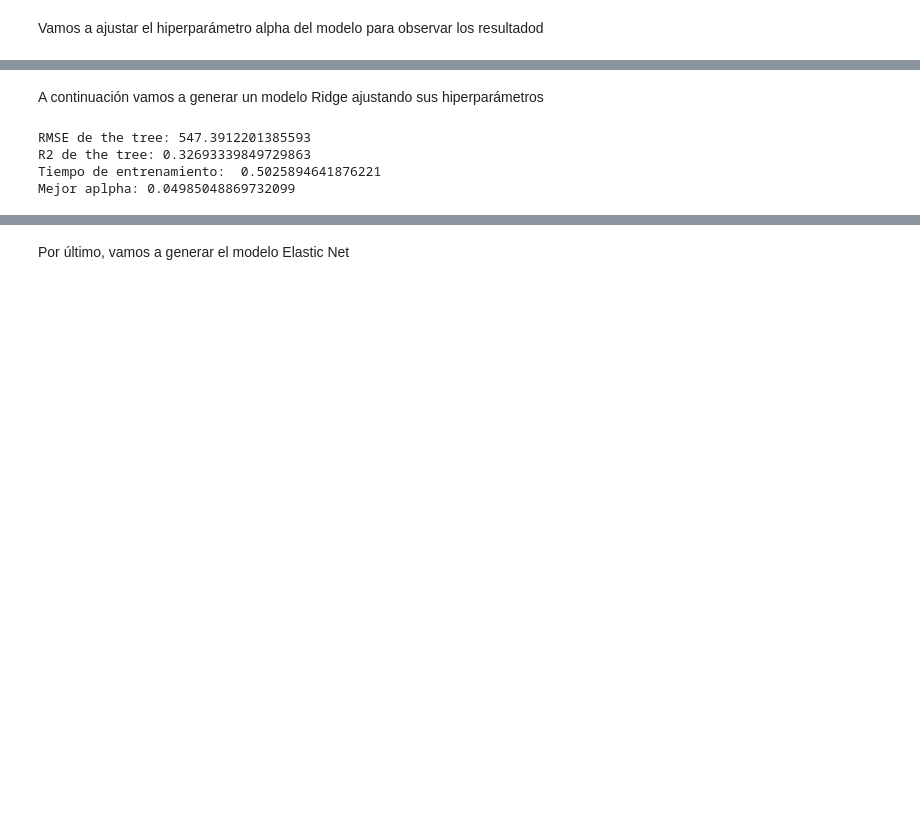
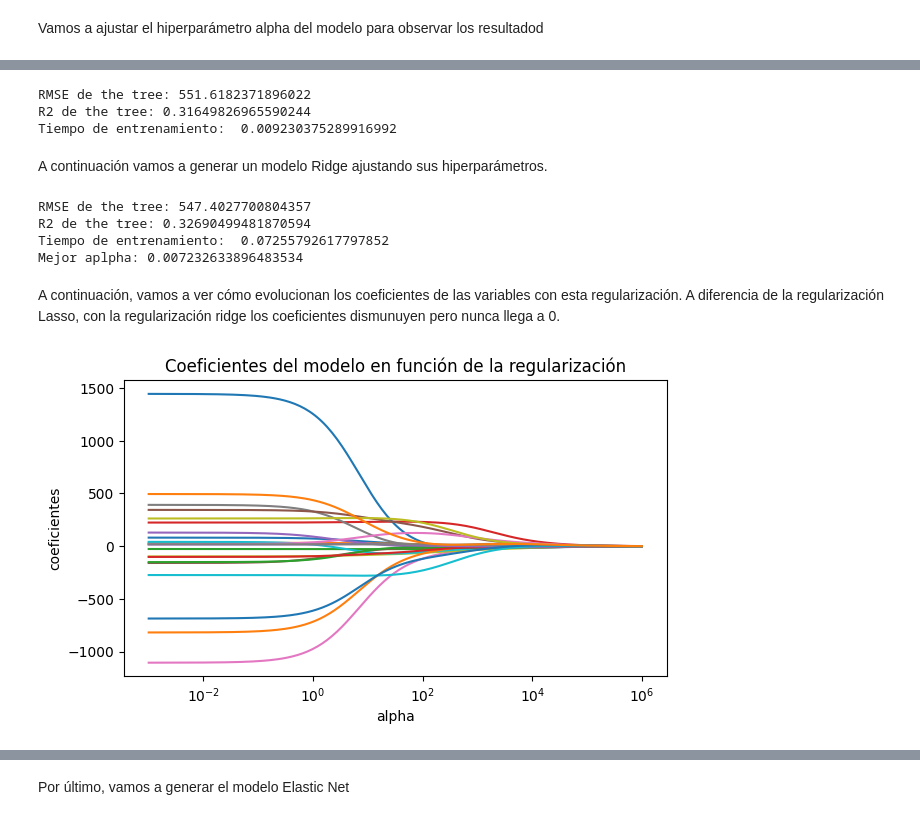
Before and after one commit to GLuis189/GRUPO13_Practica1, a Jupyter notebook: main.ipynb, the cells around one changed output, grey strips where cells are left out. Saved outputs shown, nothing was run; the diff lists cells and outputs as text; code cells hidden in the pictures; blank space fills up the shorter version.

```diff
--- a/main.ipynb
+++ b/main.ipynb
@@ -660,5 +662,31 @@ plt.legend();
+# %%
+# Creación y entrenamiento del modelo (con búsqueda por CV del valor óptimo alpha)
+# ==============================================================================
+# Por defecto RidgeCV utiliza el mean squared error
+pipe_Ridge = Pipeline([
+        ('preproceso', min_max),
+        ('regresor', Ridge(
+         ))
+])
+
+np.random.seed(42)
+t1 = time.time()
+pipe_Ridge.fit(X_train, y_train) #entrena
+t2 = time.time()
+t_ridge = t2 - t1
+y_test_pred = pipe_Ridge.predict(X_test)
+
+rmse_ridge = rmse(y_test, y_test_pred)
+r2_ridge= r2(y_test, y_test_pred)
+print(f"RMSE: {rmse_ridge}")
+print(f"R2: {r2_ridge}")
+print("Tiempo de entrenamiento: ", t_ridge)
+# %% [output]
+RMSE de the tree: 551.6182371896022
+R2 de the tree: 0.31649826965590244
+Tiempo de entrenamiento:  0.009230375289916992
 # %% [markdown]
-A continuación vamos a generar un modelo Ridge ajustando sus hiperparámetros
+A continuación vamos a generar un modelo Ridge ajustando sus hiperparámetros.
 # %%
 # Creación y entrenamiento del modelo (con búsqueda por CV del valor óptimo alpha)
 # ==============================================================================
@@ -666,7 +694,7 @@ A continuación vamos a generar un modelo Ridge ajustando sus hiperparámetros
 pipe_regrRidge = Pipeline([
         ('preproceso', min_max),
         ('regresor', RidgeCV(
-            alphas          = np.logspace(-3, 8, 200),
+            alphas          = np.logspace(-3, 6, 200),
             fit_intercept   = True,
             store_cv_values = True
          ))
@@ -675,19 +703,46 @@ pipe_regrRidge = Pipeline([
 np.random.seed(42)
 pipe_regrRidge.fit(X_train, y_train)
 t1 = time.time()
-pipe_regr.fit(X_train, y_train) #entrena
+pipe_regrRidge.fit(X_train, y_train) #entrena
 t2 = time.time()
-
+t_ridge_hp = t2 - t1
 y_test_pred = pipe_regrRidge.predict(X_test)
 
-rmse_lineal = rmse(y_test, y_test_pred)
-r2_lineal = r2(y_test, y_test_pred)
-print(f"RMSE de the tree: {rmse_lineal}")
-print(f"R2 de the tree: {r2_lineal}")
+rmse_ridge_hp = rmse(y_test, y_test_pred)
+r2_ridge_hp = r2(y_test, y_test_pred)
+print(f"RMSE: {rmse_ridge_hp}")
+print(f"R2: {r2_ridge_hp}")
 print("Tiempo de entrenamiento: ", t2 - t1)
-print(f"Mejor aplpha: {pipe_regr['regresor'].alpha_}")
+print(f"Mejor aplpha: {pipe_regrRidge['regresor'].alpha_}")
 # %% [output]
-RMSE de the tree: 547.3912201385593
-R2 de the tree: 0.32693339849729863
-Tiempo de entrenamiento:  0.5025894641876221
-Mejor aplpha: 0.04985048869732099
+RMSE de the tree: 547.4027700804357
+R2 de the tree: 0.32690499481870594
+Tiempo de entrenamiento:  0.07255792617797852
+Mejor aplpha: 0.007232633896483534
+# %% [markdown]
+A continuación, vamos a ver cómo evolucionan los coeficientes de las variables con esta regularización. A diferencia de la regularización Lasso, con la regularización ridge los coeficientes dismunuyen pero nunca llega a 0.
+# %%
+# Evolución de los coeficientes en función de alpha
+# ==============================================================================
+alphas = pipe_regrRidge['regresor'].alphas
+
+coefs = []
+
+for alpha in alphas:
+    modelo_temp = Pipeline([
+        ('preproceso', standar),
+        ('regresor', Ridge(alpha=alpha, fit_intercept=False))
+    ])
+    modelo_temp.fit(X_train, y_train)
+    coefs.append(modelo_temp['regresor'].coef_.flatten())
+
+fig, ax = plt.subplots(figsize=(7, 3.84))
+ax.plot(alphas, coefs)
+ax.set_xscale('log')
+ax.set_xlabel('alpha')
+ax.set_ylabel('coeficientes')
+ax.set_title('Coeficientes del modelo en función de la regularización');
+plt.axis('tight')
+plt.show()
+# %% [output]
+[figure, added]
```
Also changed, not shown: parts of 48 cells of this notebook, 1 other file.
